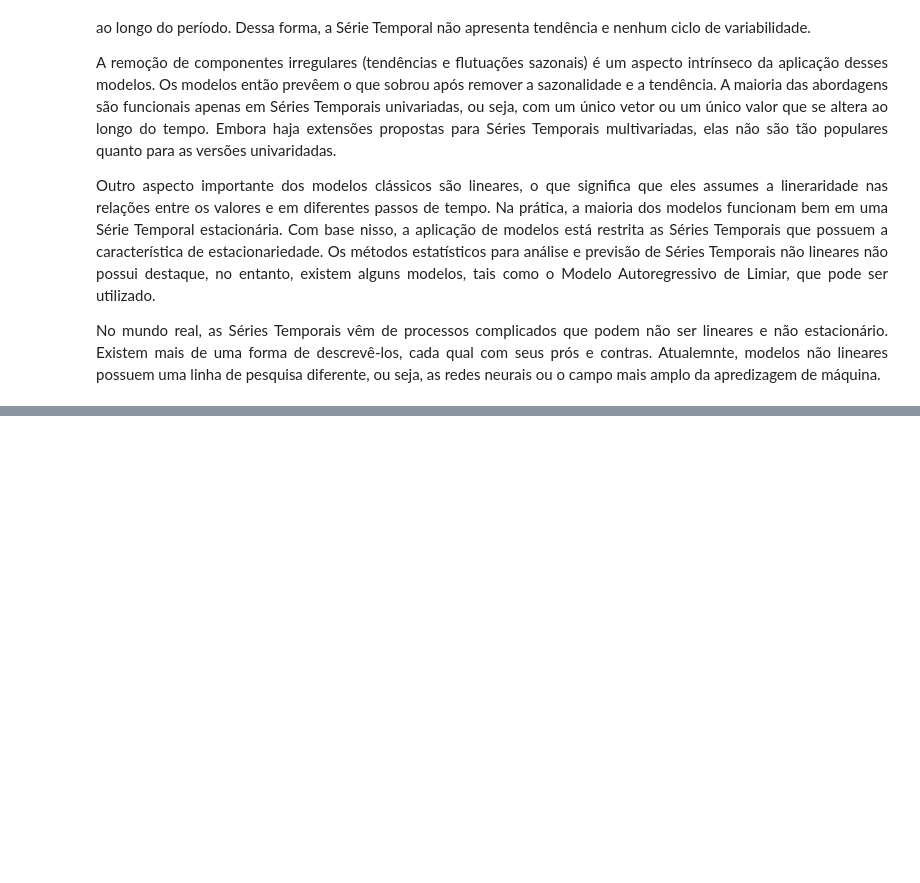
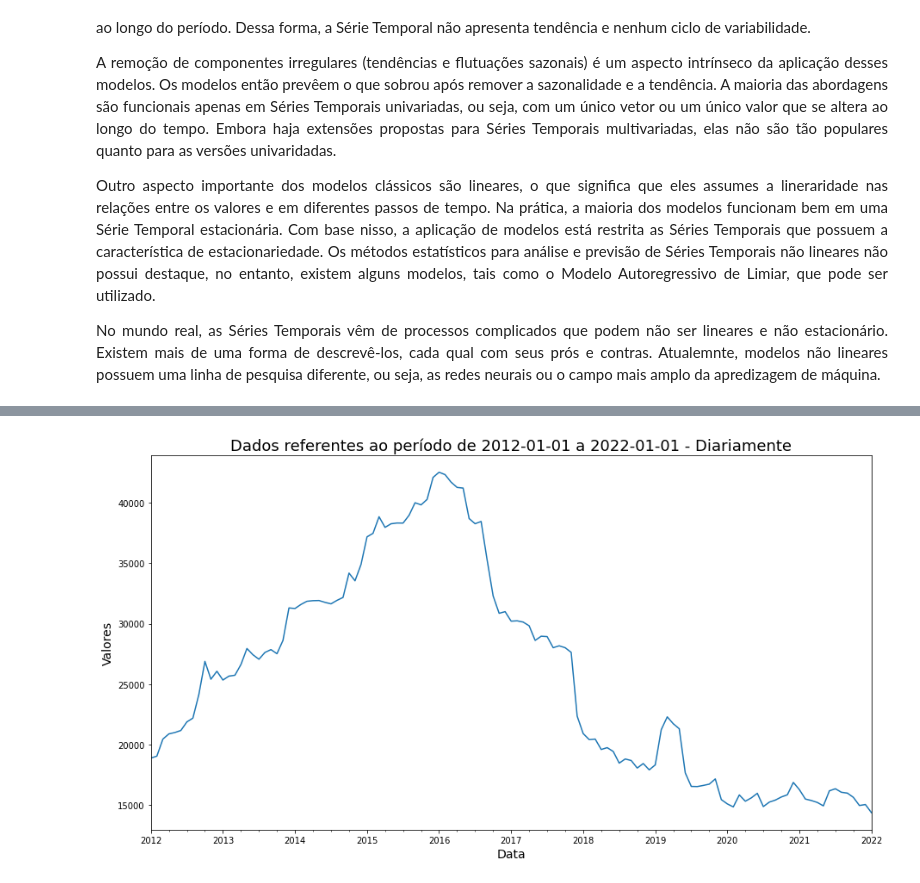
Before and after one commit to willianpina/Time_Series_Studies, a Jupyter notebook: Médias Móveis e Modelos Autoregressivos.ipynb, the cells around one changed output, grey strips where cells are left out. Saved outputs shown, nothing was run; the diff lists cells and outputs as text; code cells hidden in the pictures; blank space fills up the shorter version.

```diff
--- a/Médias Móveis e Modelos Autoregressivos.ipynb
+++ b/Médias Móveis e Modelos Autoregressivos.ipynb
@@ -38,0 +86,9 @@ model</td>
+# %%
+import pandas as pd
+
+url = "http://api.bcb.gov.br/dados/serie/bcdata.sgs.27749/dados?formato=csv"
+dados = pd.read_csv(url, sep=';')
+dados['data'] = pd.to_datetime(dados['data'], dayfirst=True)
+#dados['valor'] = dados['valor'].apply(lambda x: float(x.replace(",",'.')))
+dados.set_index(dados['data'], inplace=True)
+del dados['data']
@@ -38,0 +106,13 @@ model</td>
+# %%
+import matplotlib.pyplot as plt
+
+dt_min = dados.index.date.min().isoformat() # Capturando os valores mínimos da Série Temporal
+dt_max = dados.index.date.max().isoformat() # Capturando os valores Máximo da Série Temporal
+
+dados.plot(figsize=(15,8), legend=None)
+plt.title(f"Dados referentes ao período de {dt_min} a {dt_max} - Diariamente", fontsize=18)
+plt.xlabel("Data", fontsize=14)
+plt.ylabel("Valores", fontsize=14)
+plt.show()
+# %% [output]
+[figure, added]
```
Also changed, not shown: parts of 8 cells of this notebook.
